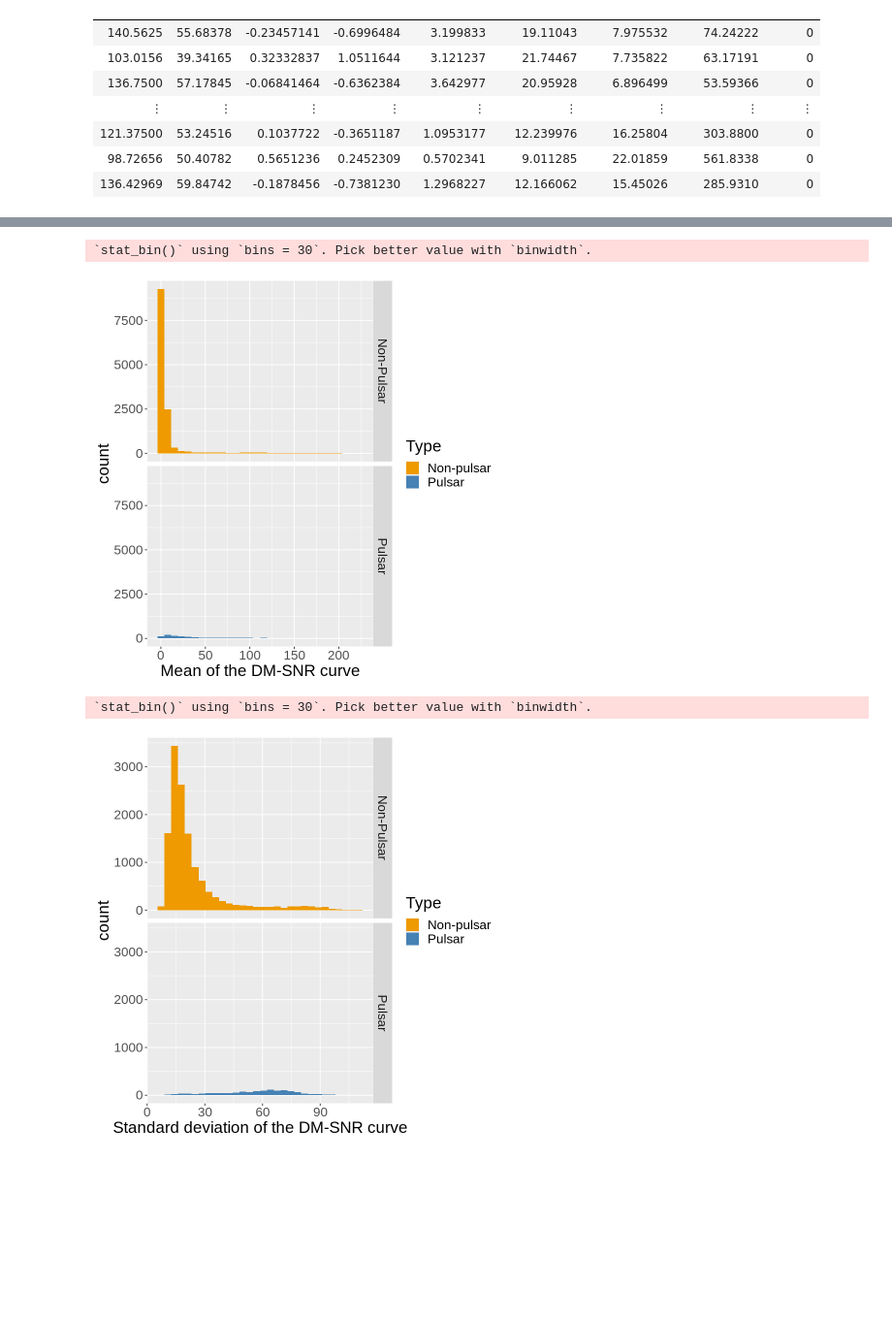
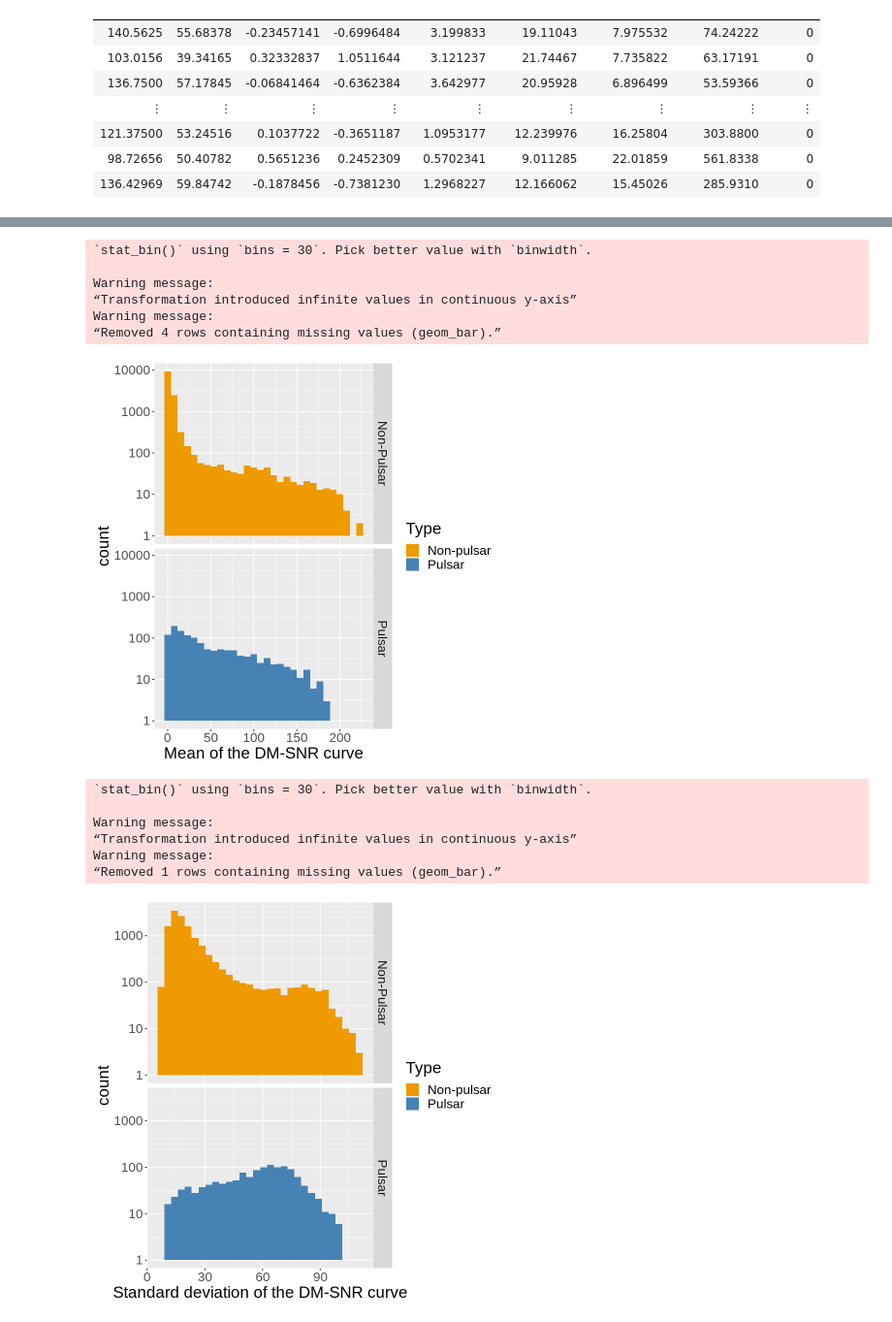
Before and after one commit to ONIGIRIIII/DSCI-100-GROUP-PROJECT, a Jupyter notebook: Untitled.ipynb, the cells around one changed output, grey strips where cells are left out. Shown: that part at 97% size. Saved outputs shown, nothing was run; the diff lists cells and outputs as text; code cells hidden in the pictures; blank space fills up the shorter version.

```diff
--- a/Untitled.ipynb
+++ b/Untitled.ipynb
@@ -84,5 +89,4 @@ pulsar_plot_mip
 # %%
-type_labels <- c("0" = "Non-Pulsar", "1" = "Pulsar")
 pulsar_plot_sdip <- pulsar_train |>
                 ggplot(aes(x = SD_IP, fill = CLASS)) +
                 geom_histogram() +
@@ -91,6 +95,7 @@ pulsar_plot_sdip <- pulsar_train |>
                 labs(x = "Standard deviation of the integrated profile", fill = "Type") +
                 scale_fill_manual(labels = c("Non-pulsar", "Pulsar"),
                                  values = c("orange2", "steelblue")) +
+                scale_y_log10() +
                 theme(text = element_text(size = 20))
 pulsar_plot_sdip
 # %% [output]
@@ -99,5 +109,4 @@ pulsar_plot_sdip
 # %%
-type_labels <- c("0" = "Non-Pulsar", "1" = "Pulsar")
 pulsar_plot_ekip <- pulsar_train |>
                 ggplot(aes(x = EK_IP, fill = CLASS)) +
                 geom_histogram() +
@@ -106,6 +115,7 @@ pulsar_plot_ekip <- pulsar_train |>
                 labs(x = "Excess kurtosis of the integrated profile", fill = "Type") +
                 scale_fill_manual(labels = c("Non-pulsar", "Pulsar"),
                                  values = c("orange2", "steelblue")) +
+                scale_y_log10() +
                 theme(text = element_text(size = 20))
 pulsar_plot_ekip
 # %% [output]
@@ -114,5 +129,4 @@ pulsar_plot_ekip
 # %%
-type_labels <- c("0" = "Non-Pulsar", "1" = "Pulsar")
 pulsar_plot_skip <- pulsar_train |>
                 ggplot(aes(x = SK_IP, fill = CLASS)) +
                 geom_histogram() +
@@ -121,6 +135,7 @@ pulsar_plot_skip <- pulsar_train |>
                 labs(x = "Skewness of the integrated profile", fill = "Type") +
                 scale_fill_manual(labels = c("Non-pulsar", "Pulsar"),
                                  values = c("orange2", "steelblue")) +
+                scale_y_log10() +
                 theme(text = element_text(size = 20))
 pulsar_plot_skip
 # %% [output]
@@ -129,5 +149,4 @@ pulsar_plot_skip
 # %%
-type_labels <- c("0" = "Non-Pulsar", "1" = "Pulsar")
 pulsar_plot_m_dm_snr <- pulsar_train |>
                 ggplot(aes(x = M_DM_SNR, fill = CLASS)) +
                 geom_histogram() +
@@ -136,24 +155,35 @@ pulsar_plot_m_dm_snr <- pulsar_train |>
                 labs(x = "Mean of the DM-SNR curve", fill = "Type") +
                 scale_fill_manual(labels = c("Non-pulsar", "Pulsar"),
                                  values = c("orange2", "steelblue")) +
+                scale_y_log10() +
                 theme(text = element_text(size = 20))
 pulsar_plot_m_dm_snr
 # %% [output]
 `stat_bin()` using `bins = 30`. Pick better value with `binwidth`.
+
+Warning message:
+“Transformation introduced infinite values in continuous y-axis”
+Warning message:
+“Removed 4 rows containing missing values (geom_bar).”
-[figure, old version]
+[figure, new version]
 # %%
-type_labels <- c("0" = "Non-Pulsar", "1" = "Pulsar")
 pulsar_plot_sd_dm_snr <- pulsar_train |>
                 ggplot(aes(x = SD_DM_SNR, fill = CLASS)) +
                 geom_histogram() +
                 facet_grid(rows = vars(CLASS),
                           labeller = labeller(CLASS = type_labels)) +
                 labs(x = "Standard deviation of the DM-SNR curve", fill = "Type") +
                 scale_fill_manual(labels = c("Non-pulsar", "Pulsar"),
                                  values = c("orange2", "steelblue")) +
+                scale_y_log10() +
                 theme(text = element_text(size = 20))
 pulsar_plot_sd_dm_snr
 # %% [output]
 `stat_bin()` using `bins = 30`. Pick better value with `binwidth`.
+
+Warning message:
+“Transformation introduced infinite values in continuous y-axis”
+Warning message:
+“Removed 1 rows containing missing values (geom_bar).”
-[figure, old version]
+[figure, new version]
 # %%
```
Also changed, not shown: parts of 6 cells of this notebook.
